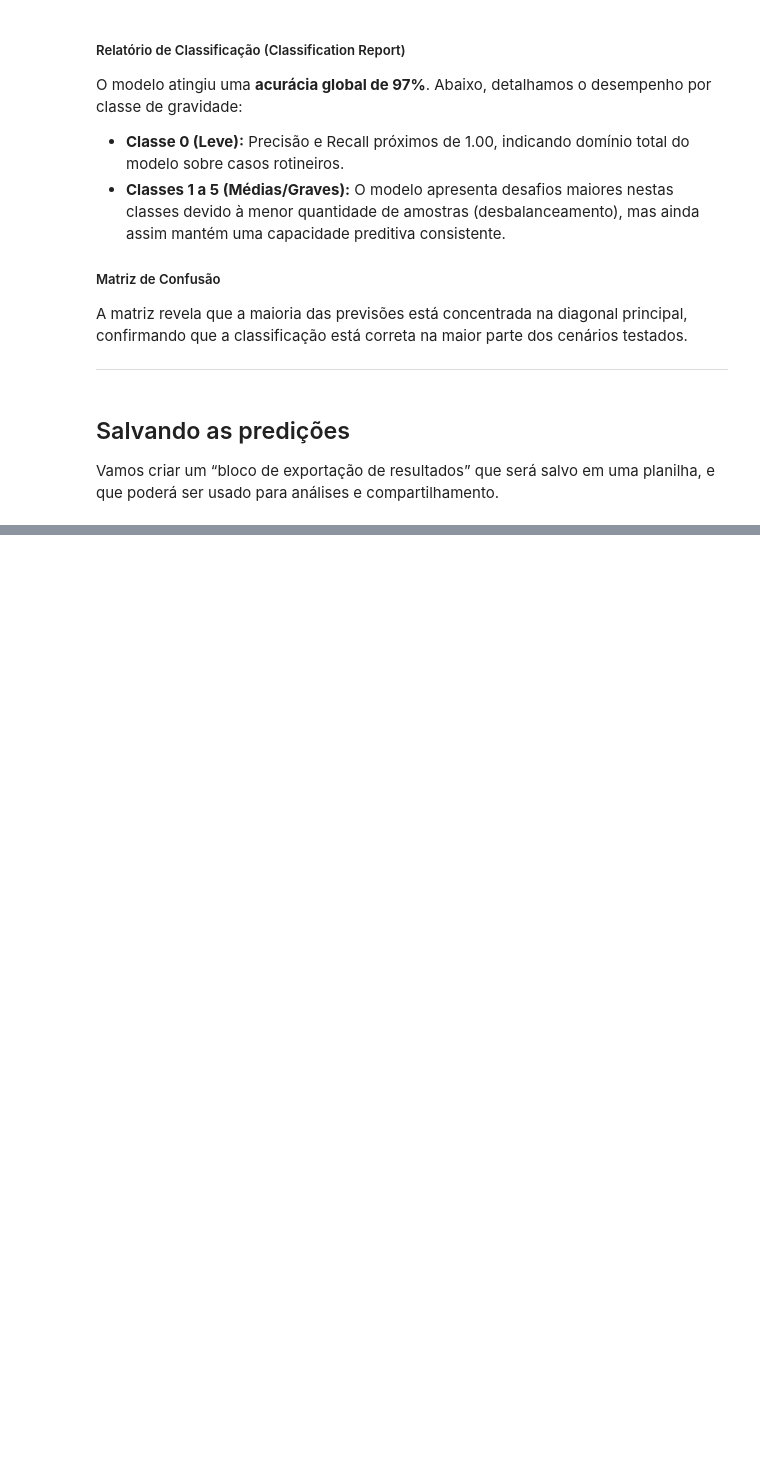
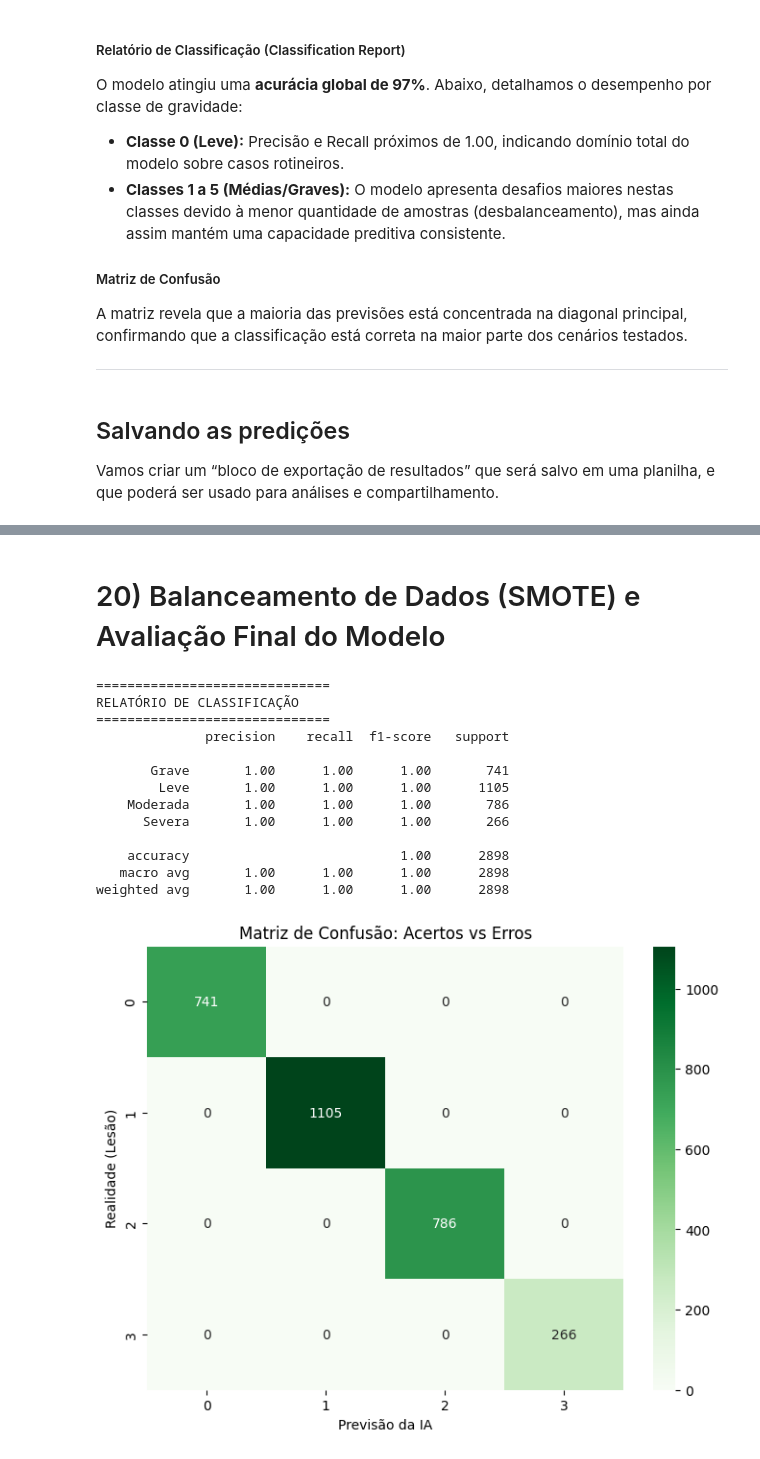
Before and after one commit to ICEI-PUC-Minas-PMV-SI/pmv-si-2026-1-pe7-t1-g3-analytics_lesao_futebol, a Jupyter notebook: src/notebooks/analise_exploratoria.ipynb, the cells around one changed output, grey strips where cells are left out. Drawn from its saved outputs; the diff is of its cells as text; code cells hidden in the pictures; blank space fills up the shorter version.

Commit message:
SMOTE e Avaliação do modelo

```diff
--- a/src/notebooks/analise_exploratoria.ipynb
+++ b/src/notebooks/analise_exploratoria.ipynb
@@ -797,0 +883,42 @@ print("Salvo em:", "resultados.csv")
+# %% [markdown]
+# 20) Balanceamento de Dados (SMOTE) e Avaliação Final do Modelo
+# %%
+from imblearn.over_sampling import SMOTE
+from sklearn.metrics import classification_report, confusion_matrix
+import seaborn as sns
+import matplotlib.pyplot as plt
+
+sm = SMOTE(random_state=42)
+X_train_res, y_train_res = sm.fit_resample(X_train, y_train)
+
+modelo_rf.fit(X_train_res, y_train_res)
+
+y_pred_final = modelo_rf.predict(X_test)
+
+print("\n" + "="*30)
+print("RELATÓRIO DE CLASSIFICAÇÃO")
+print("="*30)
+print(classification_report(y_test, y_pred_final))
+
+plt.figure(figsize=(8,6))
+cm = confusion_matrix(y_test, y_pred_final)
+sns.heatmap(cm, annot=True, fmt='d', cmap='Greens')
+plt.xlabel('Previsão da IA')
+plt.ylabel('Realidade (Lesão)')
+plt.title('Matriz de Confusão: Acertos vs Erros')
+plt.show()
+# %% [output]
+==============================
+RELATÓRIO DE CLASSIFICAÇÃO
+==============================
+              precision    recall  f1-score   support
+
+       Grave       1.00      1.00      1.00       741
+        Leve       1.00      1.00      1.00      1105
+    Moderada       1.00      1.00      1.00       786
+      Severa       1.00      1.00      1.00       266
+
+    accuracy                           1.00      2898
+   macro avg       1.00      1.00      1.00      2898
+weighted avg       1.00      1.00      1.00      2898
+[figure, added]
```
Also changed, not shown: parts of 14 cells of this notebook, 1 other file.
